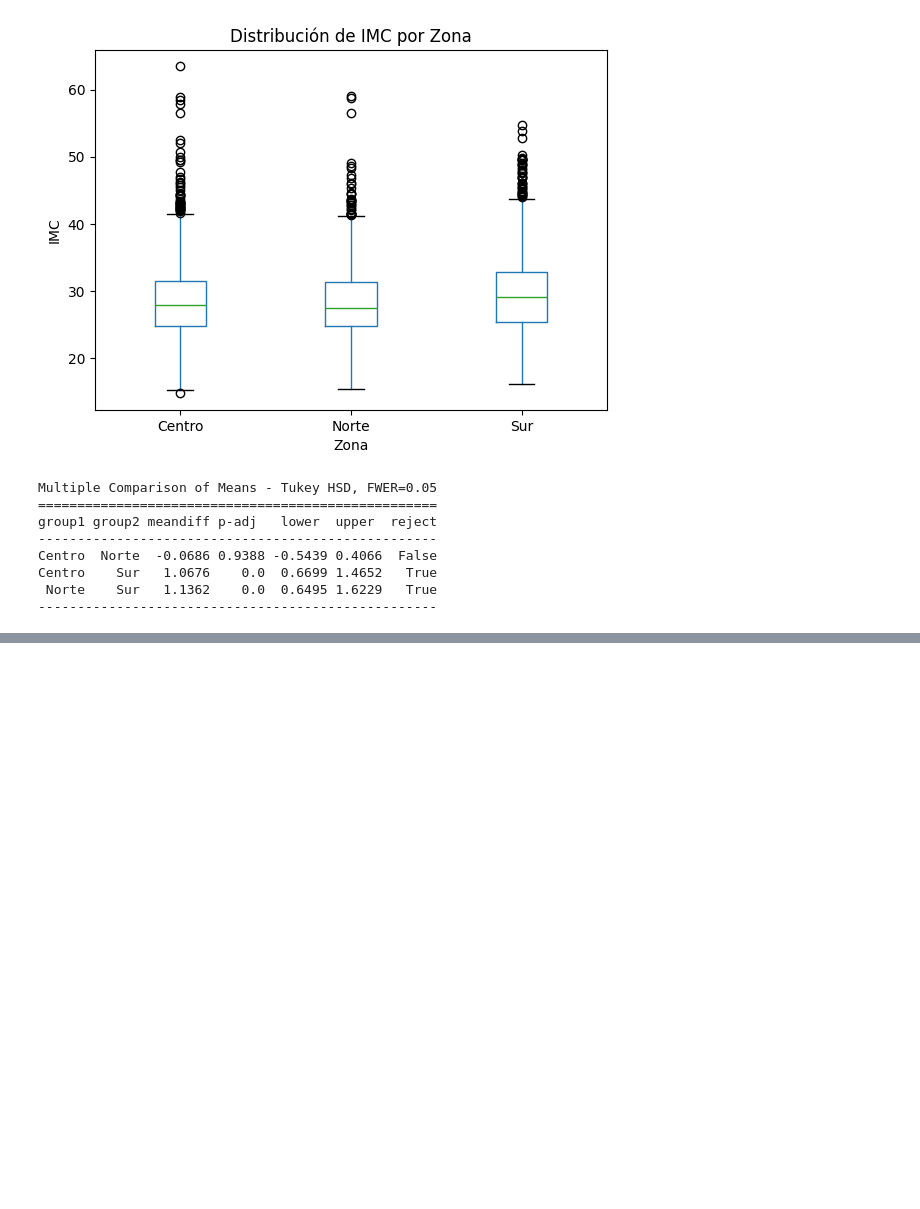
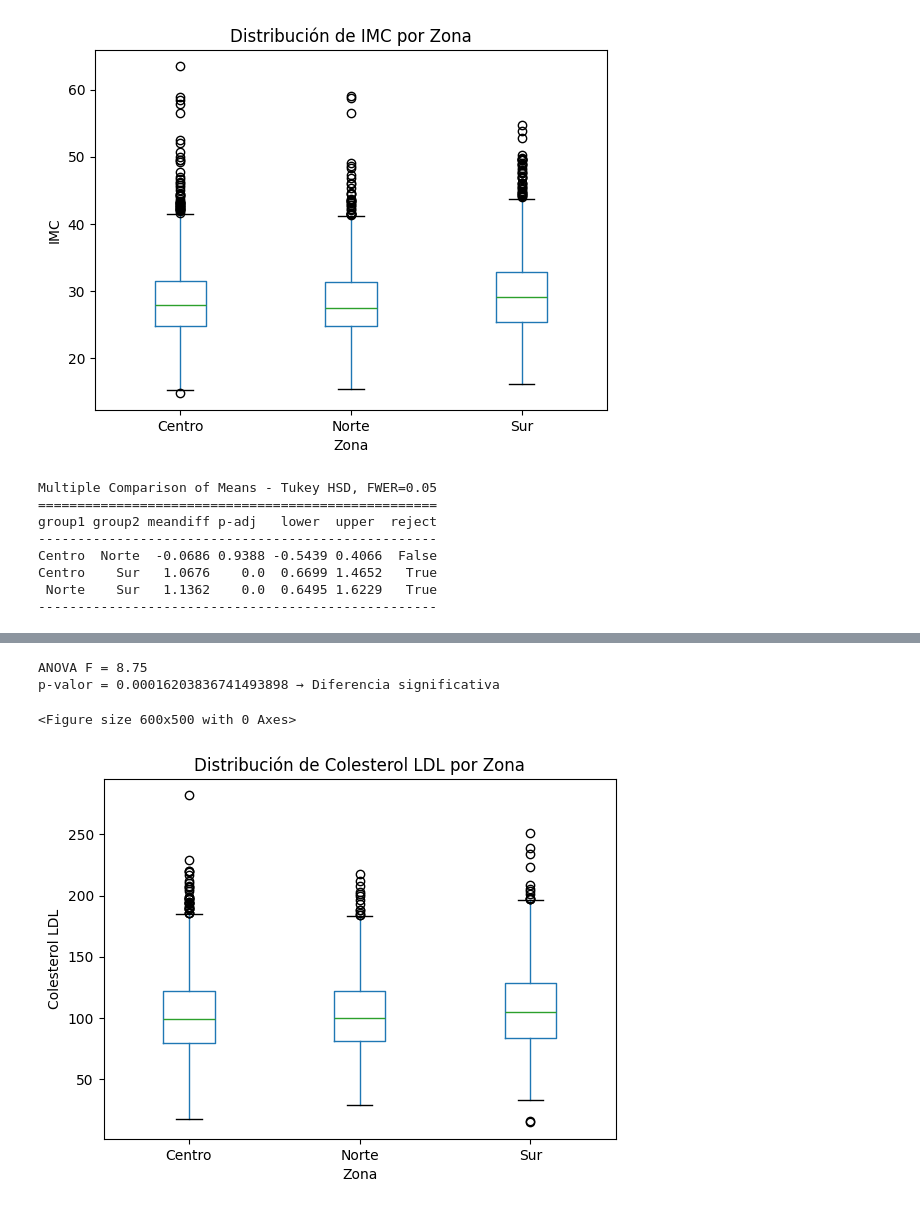
Before and after one commit to iHealthInstitute/Talleres_Diplomado_iHealth, a Jupyter notebook: curso_2/test_de_hipotesis_solution.ipynb, the cells around one changed output, grey strips where cells are left out. Drawn from its saved outputs; the diff is of its cells as text; code cells hidden in the pictures; blank space fills up the shorter version.

```diff
--- a/curso_2/test_de_hipotesis_solution.ipynb
+++ b/curso_2/test_de_hipotesis_solution.ipynb
@@ -721,0 +858,25 @@ Centro    Sur   1.0676    0.0  0.6699 1.4652   True
+# %%
+
+# <CODE> 3. Aplicar ANOVA
+from scipy.stats import f_oneway
+grupo_norte = ens[ens["Zona_geo"] == "Norte"]["Colesterol_LDL_Calculado"].dropna()
+grupo_centro = ens[ens["Zona_geo"] == "Centro"]["Colesterol_LDL_Calculado"].dropna()
+grupo_sur = ens[ens["Zona_geo"] == "Sur"]["Colesterol_LDL_Calculado"].dropna()
+stat, p = f_oneway(grupo_norte, grupo_centro, grupo_sur)
+print(f"ANOVA F = {stat:.2f}")
+print(f"p-valor = {p} → {'Diferencia significativa' if p < 0.05 else 'No significativa'}")
+# %% [output]
+ANOVA F = 8.75
+p-valor = 0.00016203836741493898 → Diferencia significativa
+# %%
+# <CODE> 4. Visualizar resultados
+plt.figure(figsize=(6, 5))
+ens.boxplot(column="Colesterol_LDL_Calculado", by="Zona_geo", grid=False)
+plt.title("Distribución de Colesterol LDL por Zona")
+plt.suptitle("")
+plt.xlabel("Zona")
+plt.ylabel("Colesterol LDL")
+plt.show()
+# %% [output]
+<Figure size 600x500 with 0 Axes>
+[figure, added]
```
Also changed, not shown: parts of 16 cells of this notebook.
